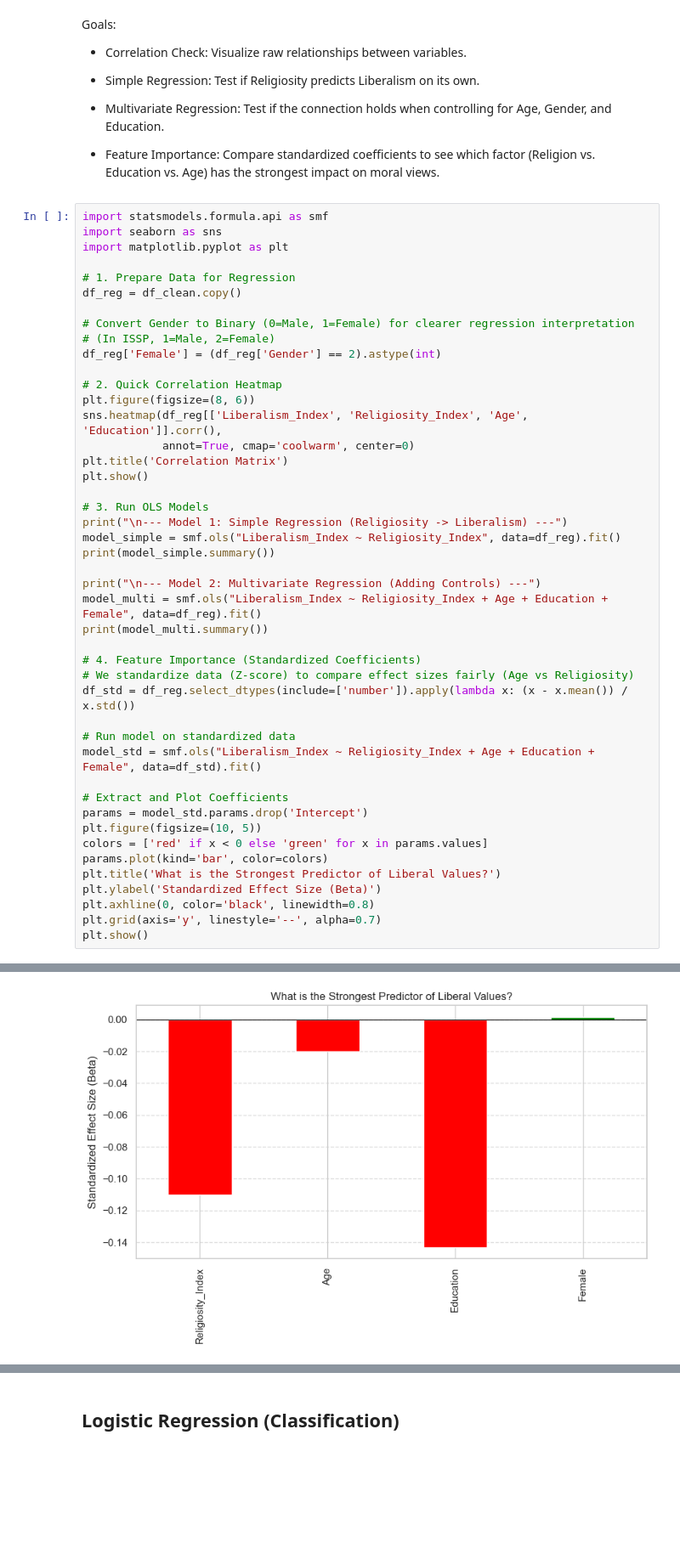
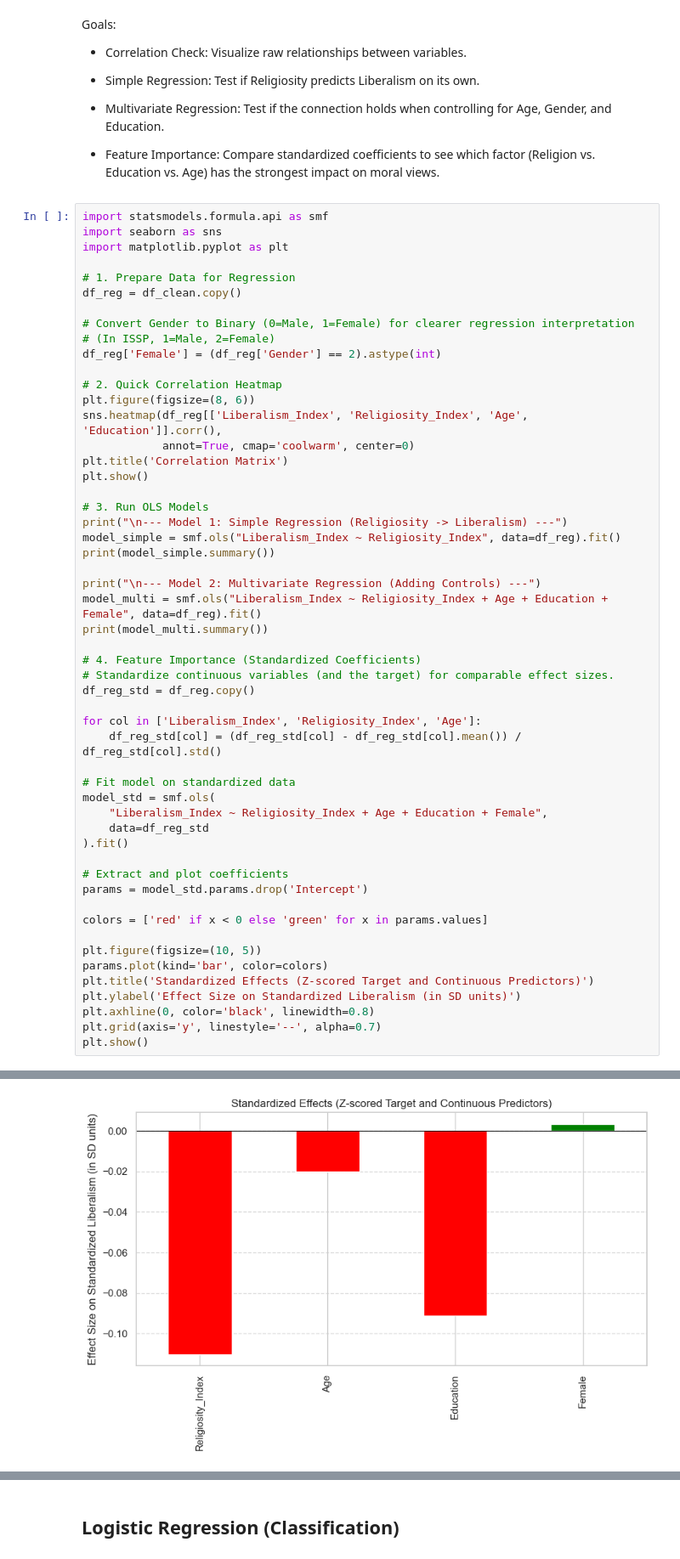
Before and after one commit to oriabensh/ml-project, a Jupyter notebook: Faith_vs_Modernity_Analysis.ipynb, the cells around one changed output, grey strips where cells are left out. Shown at 85% size. Saved outputs shown, nothing was run; the diff lists cells and outputs as text; blank space fills up the shorter version.

```diff
--- a/Faith_vs_Modernity_Analysis.ipynb
+++ b/Faith_vs_Modernity_Analysis.ipynb
@@ -463,19 +496,27 @@ model_multi = smf.ols("Liberalism_Index ~ Religiosity_Index + Age + Education +
 print(model_multi.summary())
 
 # 4. Feature Importance (Standardized Coefficients)
-# We standardize data (Z-score) to compare effect sizes fairly (Age vs Religiosity)
-df_std = df_reg.select_dtypes(include=['number']).apply(lambda x: (x - x.mean()) / x.std())
+# Standardize continuous variables (and the target) for comparable effect sizes.
+df_reg_std = df_reg.copy()
 
-# Run model on standardized data
-model_std = smf.ols("Liberalism_Index ~ Religiosity_Index + Age + Education + Female", data=df_std).fit()
+for col in ['Liberalism_Index', 'Religiosity_Index', 'Age']:
+    df_reg_std[col] = (df_reg_std[col] - df_reg_std[col].mean()) / df_reg_std[col].std()
 
-# Extract and Plot Coefficients
+# Fit model on standardized data
+model_std = smf.ols(
+    "Liberalism_Index ~ Religiosity_Index + Age + Education + Female",
+    data=df_reg_std
+).fit()
+
+# Extract and plot coefficients
 params = model_std.params.drop('Intercept')
+
+colors = ['red' if x < 0 else 'green' for x in params.values]
+
 plt.figure(figsize=(10, 5))
-colors = ['red' if x < 0 else 'green' for x in params.values]
 params.plot(kind='bar', color=colors)
-plt.title('What is the Strongest Predictor of Liberal Values?')
-plt.ylabel('Standardized Effect Size (Beta)')
+plt.title('Standardized Effects (Z-scored Target and Continuous Predictors)')
+plt.ylabel('Effect Size on Standardized Liberalism (in SD units)')
 plt.axhline(0, color='black', linewidth=0.8)
 plt.grid(axis='y', linestyle='--', alpha=0.7)
 plt.show()
@@ -492,10 +533,10 @@ Time:                        13:29:52   Log-Likelihood:                -69634.
 No. Observations:               33824   AIC:                         1.393e+05
 Df Residuals:                   33822   BIC:                         1.393e+05
 Df Model:                           1
 Covariance Type:            nonrobust
 ... (40 lines left out)
 ==============================================================================
 
 Notes:
 [1] Standard Errors assume that the covariance matrix of the errors is correctly specified.
-[figure, old version]
+[figure, new version]
```
Also changed, not shown: parts of 26 cells of this notebook, 1 other file.
